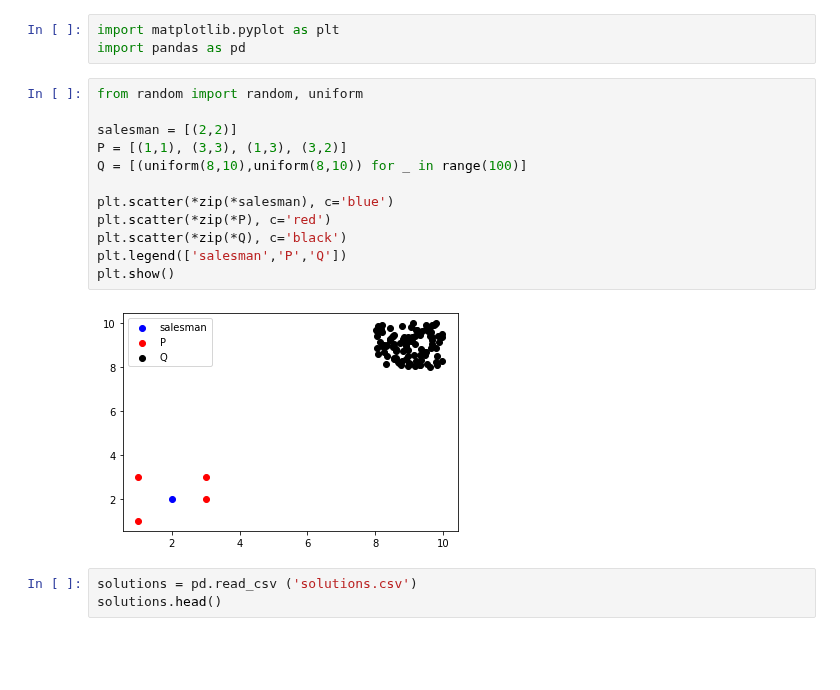
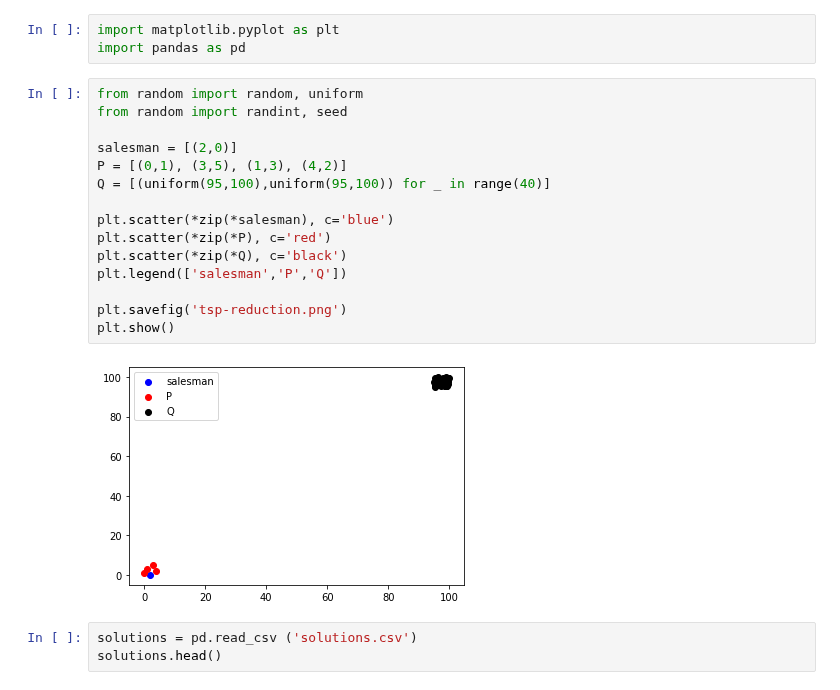
Before and after one commit to Elilgo324/dsd, a Jupyter notebook: paper-plots/paper_plots.ipynb, the cells around one changed output. Cells and saved outputs as stored; diff of their text form; blank space fills up the shorter version.

Commit message:
plots

```diff
--- a/paper-plots/paper_plots.ipynb
+++ b/paper-plots/paper_plots.ipynb
@@ -3,18 +3,21 @@ import matplotlib.pyplot as plt
 import pandas as pd
 # %%
 from random import random, uniform
+from random import randint, seed
 
-salesman = [(2,2)]
-P = [(1,1), (3,3), (1,3), (3,2)]
-Q = [(uniform(8,10),uniform(8,10)) for _ in range(100)]
+salesman = [(2,0)]
+P = [(0,1), (3,5), (1,3), (4,2)]
+Q = [(uniform(95,100),uniform(95,100)) for _ in range(40)]
 
 plt.scatter(*zip(*salesman), c='blue')
 plt.scatter(*zip(*P), c='red')
 plt.scatter(*zip(*Q), c='black')
 plt.legend(['salesman','P','Q'])
+
+plt.savefig('tsp-reduction.png')
 plt.show()
 # %% [output]
-[figure, old version]
+[figure, new version]
 # %%
 solutions = pd.read_csv ('solutions.csv')
 solutions.head()
```
Also changed, not shown: parts of 8 cells of this notebook, 15 other files.
